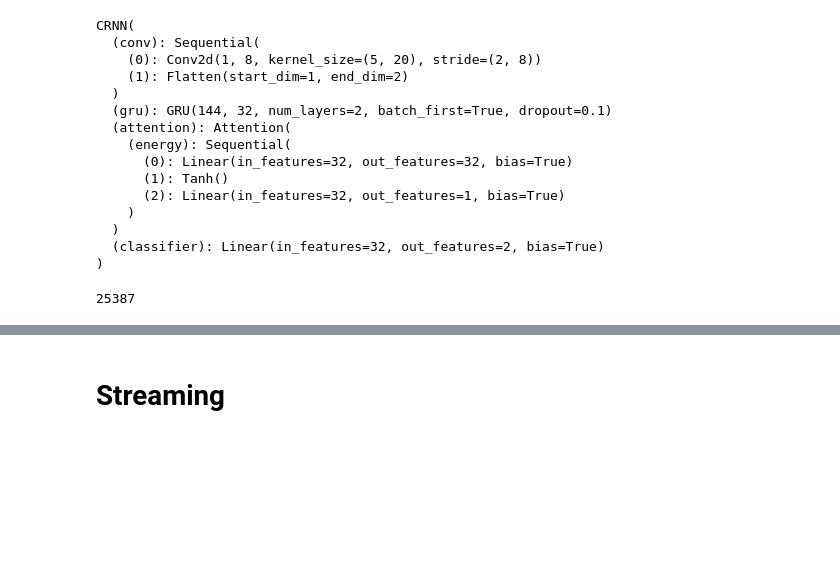
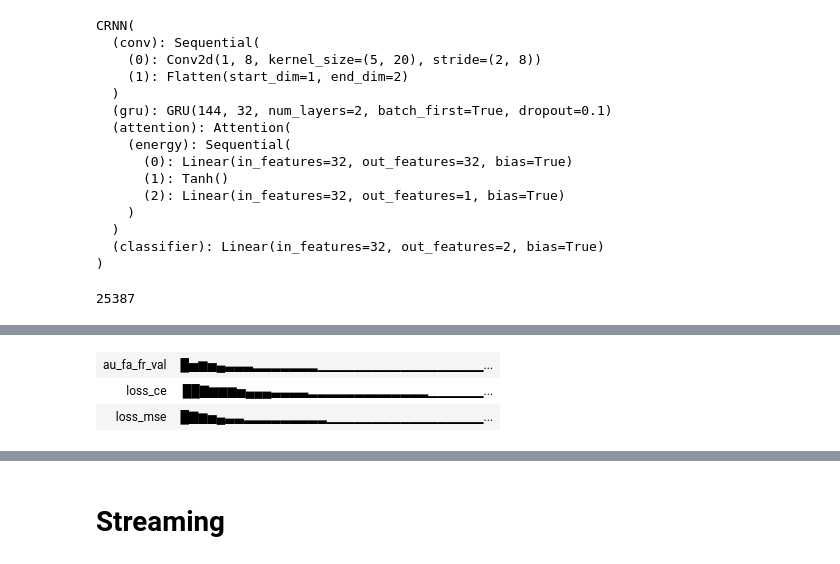
Before and after one commit to alishudi/kws_hw, a Jupyter notebook: seminar.ipynb, the cells around one changed output, grey strips where cells are left out. Cells and saved outputs as stored; diff of their text form; code cells hidden in the pictures; blank space fills up the shorter version.

```diff
--- a/seminar.ipynb
+++ b/seminar.ipynb
@@ -503,0 +928,8 @@ defaultdict(list, {})
+# %%
+batch = torch.randn(1, 3 * 16000)[...,:2 * 16000]
+batch = LogMelspec(is_train=False, config=TaskConfig)(batch.to(student_config.device))
+prof_student = profile(student_model, (batch, ))
+prof_teacher = profile(loaded_model, (batch, ))
+print(f'Student model: { 2 * prof_student[0] / 1e3}k FLOPs, {prof_student[1] / 1e3}k parameters' )
+print(f'Teacher model: {2 * prof_teacher[0] / 1e3}k FLOPs, {prof_teacher[1] / 1e3}k parameters' )
+print(f'Speedup: {prof_teacher[0] / prof_student[0]}')
@@ -503,0 +952,12 @@ defaultdict(list, {})
+# %%
+SEED = 7
+torch.manual_seed(SEED)
+torch.cuda.manual_seed(SEED)
+np.random.seed(SEED)
+torch.backends.cudnn.deterministic = True
+torch.backends.cudnn.benchmark = False
+
+student_config = TaskConfig()
+student_config = TaskConfig(cnn_out_channels=4, hidden_size=16, num_epochs=40, gru_num_layers=1)
+student_model = CRNN(student_config).to(student_config.device)
+student_model
@@ -503,0 +980,75 @@ defaultdict(list, {})
+# %%
+alpha_ce, alpha_mse = 1, 1
+n_params = sum([p.numel() for p in student_model.parameters()])
+wandb.init(
+    project='kws',
+    config = {
+        'alpha_ce': alpha_ce,
+        'alpha_mse': alpha_mse,
+        'n_params': n_params,
+        'student_config': student_config,
+        }
+    )
+
+opt = torch.optim.Adam(
+    student_model.parameters(),
+    lr=student_config.learning_rate,
+    weight_decay=student_config.weight_decay
+)
+
+loaded_model.eval()
+student_model.train()
+best_metric = 10
+
+for n in range(student_config.num_epochs):
+    student_model.train()
+    ce_losses, mse_losses = [], []
+    for i, (batch, labels) in tqdm(enumerate(train_loader), total=len(train_loader)):
+        batch, labels = batch.to(student_config.device), labels.to(student_config.device)
+        batch = melspec_train(batch)
+
+        opt.zero_grad()
+
+        # run model # with autocast():
+        logits = student_model(batch)
+        with torch.no_grad():
+            teacher_logits = loaded_model(batch)
+        # we need probabilities so we use softmax & CE separately
+        probs = F.softmax(logits, dim=-1)
+        loss_ce = F.cross_entropy(logits, labels)
+        loss_mse = F.mse_loss(logits, teacher_logits)
+        ce_losses.append(loss_ce.item())
+        mse_losses.append(loss_mse.item())
+
+        loss = alpha_ce * loss_ce + alpha_mse * loss_mse
+        loss.backward()
+        torch.nn.utils.clip_grad_norm_(student_model.parameters(), 5)
+
+        opt.step()
+
+        # logging
+        argmax_probs = torch.argmax(probs, dim=-1)
+        FA, FR = count_FA_FR(argmax_probs, labels)
+        acc = torch.sum(argmax_probs == labels) / torch.numel(argmax_probs)
+
+
+    au_fa_fr = validation(student_model, val_loader,
+                        melspec_val, student_config.device)
+
+    if au_fa_fr < best_metric:
+        best_metric = au_fa_fr
+        state = {
+            "arch": type(student_model).__name__,
+            "state_dict": student_model.state_dict(),
+            "config": student_config,
+        }
+        torch.save(state, 'distilled_model.pth')
+        wandb.save('distilled_model.pth')
+
+    metrics = {
+        'loss_ce': np.mean(ce_losses),
+        'loss_mse': np.mean(mse_losses),
+        'au_fa_fr_val': au_fa_fr
+        }
+    wandb.log(metrics)
+# %% [output]
@@ -503,0 +1058,3 @@ defaultdict(list, {})
+| au_fa_fr_val | █▅▆▅▄▃▃▃▂▂▂▂▂▂▂▁▁▁▁▁▁▁▁▁▁▁▁▁▁▁▁▁▁... |
+| loss_ce | ██▇▆▆▆▅▄▄▄▃▃▃▃▂▂▂▂▂▂▂▂▂▂▂▂▂▁▁▁▁▁▁... |
+| loss_mse | █▇▆▅▄▃▃▂▂▂▂▂▂▂▂▂▁▁▁▁▁▁▁▁▁▁▁▁▁▁▁▁▁... |
```
Also changed, not shown: parts of 84 cells of this notebook, 8 other files.
